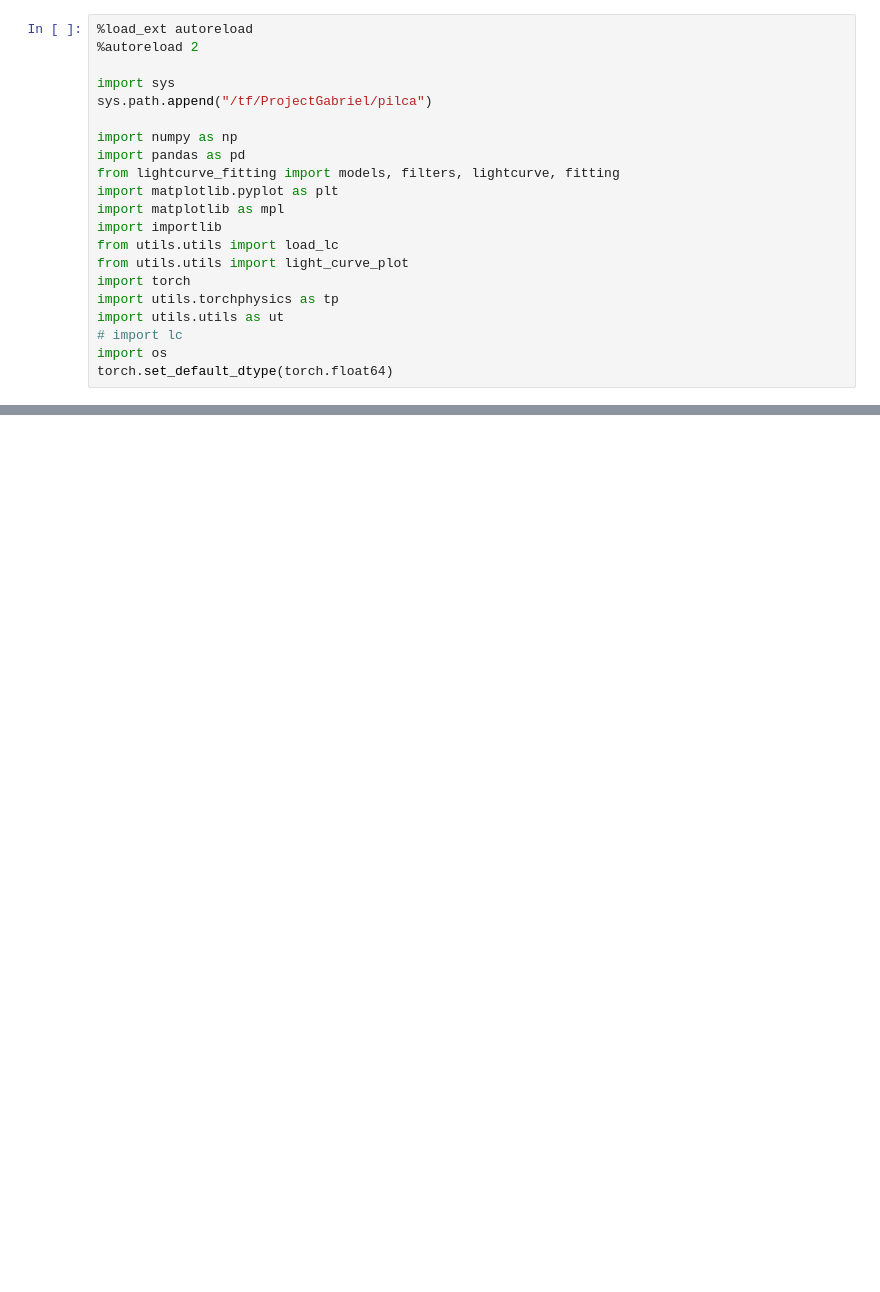
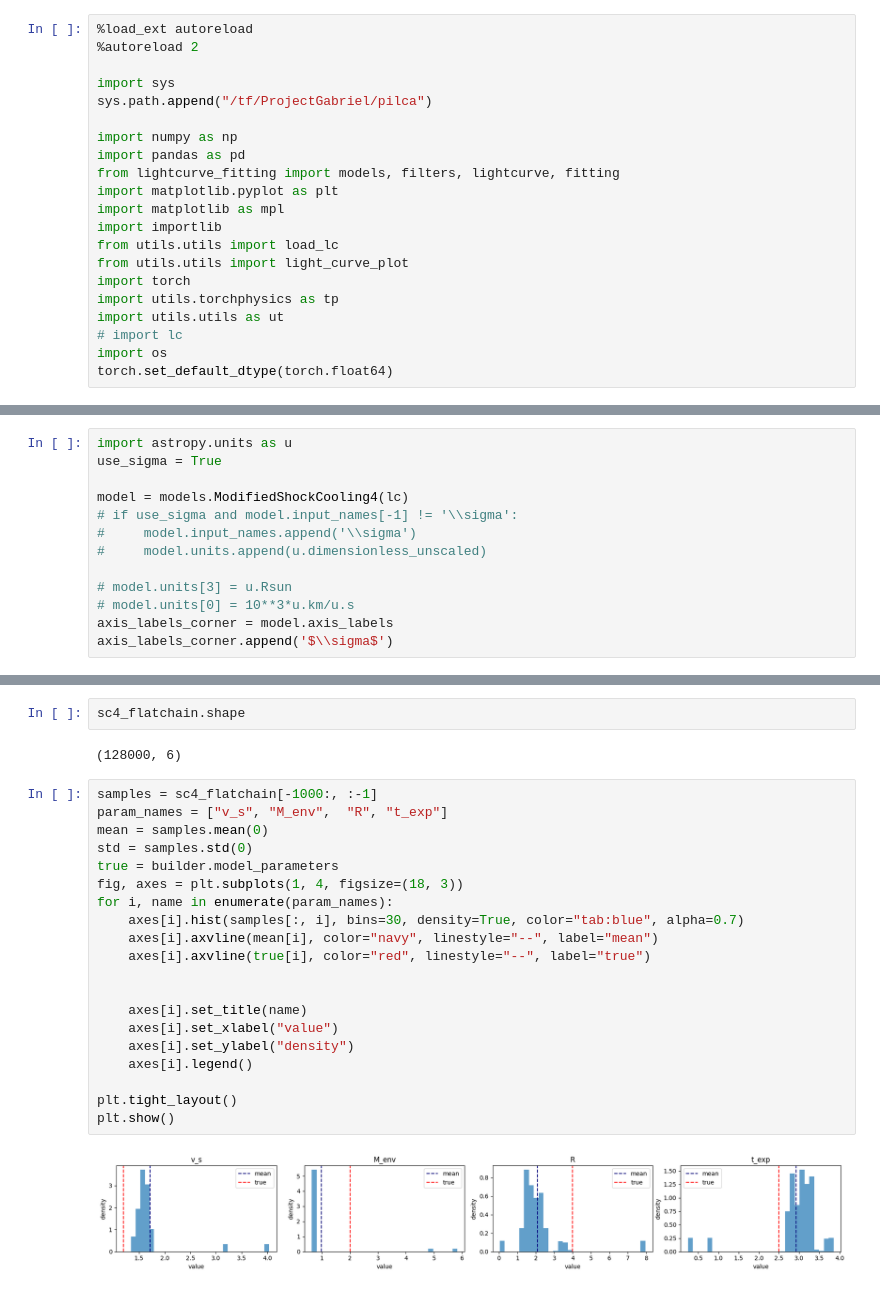
Before and after one commit to gsmteixeira/pilca, a Jupyter notebook: notebooks/06_preparing_mcmc.ipynb, the cells around one changed output, grey strips where cells are left out. Drawn from its saved outputs; the diff is of its cells as text; blank space fills up the shorter version.

```diff
--- a/notebooks/06_preparing_mcmc.ipynb
+++ b/notebooks/06_preparing_mcmc.ipynb
@@ -112 +137,14 @@ np.save(os.path.join(save_dir, "flatchain_mcmc_10d_all_filters.npy"), np.array(s
+# %%
+import astropy.units as u
+use_sigma = True
+
+model = models.ModifiedShockCooling4(lc)
+# if use_sigma and model.input_names[-1] != '\\sigma':
+#     model.input_names.append('\\sigma')
+#     model.units.append(u.dimensionless_unscaled)
+
+# model.units[3] = u.Rsun
+# model.units[0] = 10**3*u.km/u.s
+axis_labels_corner = model.axis_labels
+axis_labels_corner.append('$\\sigma$')
 # %%
@@ -115,0 +192,26 @@ min_mjd
+# %%
+sc4_flatchain.shape
+# %% [output]
+(128000, 6)
+# %%
+samples = sc4_flatchain[-1000:, :-1]
+param_names = ["v_s", "M_env",  "R", "t_exp"]
+mean = samples.mean(0)
+std = samples.std(0)
+true = builder.model_parameters
+fig, axes = plt.subplots(1, 4, figsize=(18, 3))
+for i, name in enumerate(param_names):
+    axes[i].hist(samples[:, i], bins=30, density=True, color="tab:blue", alpha=0.7)
+    axes[i].axvline(mean[i], color="navy", linestyle="--", label="mean")
+    axes[i].axvline(true[i], color="red", linestyle="--", label="true")
+
+
+    axes[i].set_title(name)
+    axes[i].set_xlabel("value")
+    axes[i].set_ylabel("density")
+    axes[i].legend()
+
+plt.tight_layout()
+plt.show()
+# %% [output]
+[figure, added]
```
Also changed, not shown: parts of 7 cells of this notebook, 5 other files.
